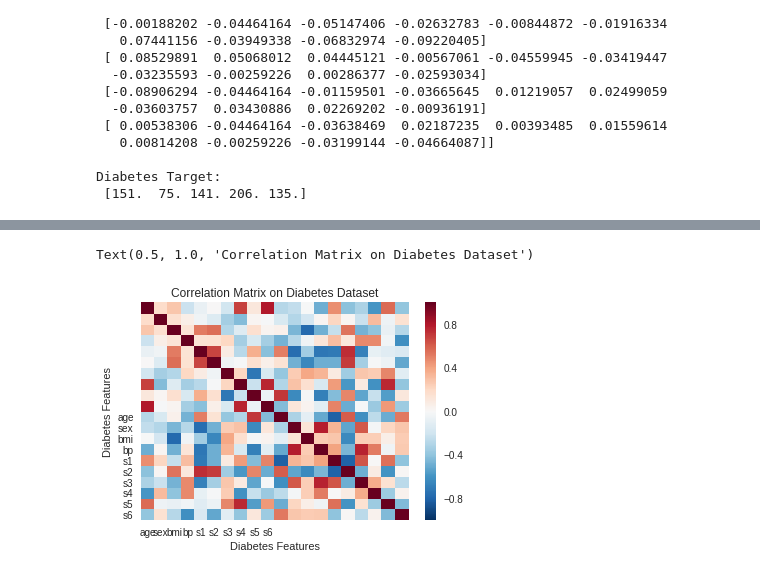
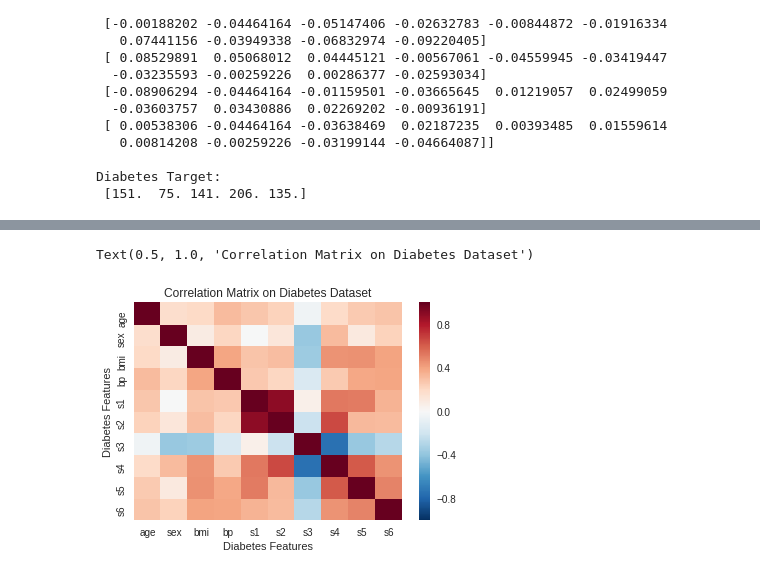
Before and after one commit to AstroNoodles/Mini-Projects, a Jupyter notebook: DiabetesRegression.ipynb, the cells around one changed output, grey strips where cells are left out. Drawn from its saved outputs; the diff is of its cells as text; code cells hidden in the pictures.

Commit message:
Created using Colaboratory - Model Development and Visualization UPDATE

```diff
--- a/DiabetesRegression.ipynb
+++ b/DiabetesRegression.ipynb
@@ -104,0 +65,18 @@ array([[ 1.        ,  0.1849393 ,  0.27395446, -0.21866944, -0.07803362,
+# %%
+# Let's get a sample of the data (80%) so we can visualize it and do some preprocessing on it
+# I will be using cross-validation so I won't have access to a proper training set
+diabetes_len = len(db_data.data)
+X = db_data.data[:int(ceil(diabetes_len*.8))]
+y = db_data.target[:int(ceil(diabetes_len*.8))]
+np.random.seed(42)
+np.random.shuffle(X)
+np.random.shuffle(y)
+
+print("Training Data Sample: ")
+print(X[:5])
+print()
+
+
+print("Correlation Matrix: ")
+corr = np.corrcoef(X, rowvar=False)
+print(corr)
@@ -105,8 +101,8 @@ array([[ 1.        ,  0.1849393 ,  0.27395446, -0.21866944, -0.07803362,
 # %%
-sns.heatmap(l, xticklabels=db_data.feature_names, yticklabels=db_data.feature_names)
+sns.heatmap(corr, xticklabels=db_data.feature_names, yticklabels=db_data.feature_names)
 plt.xlabel("Diabetes Features")
 plt.ylabel("Diabetes Features")
 plt.title("Correlation Matrix on Diabetes Dataset")
 # %% [output]
 Text(0.5, 1.0, 'Correlation Matrix on Diabetes Dataset')
-[figure, old version]
+[figure, new version]
```
Also changed, not shown: parts of 10 cells of this notebook.
